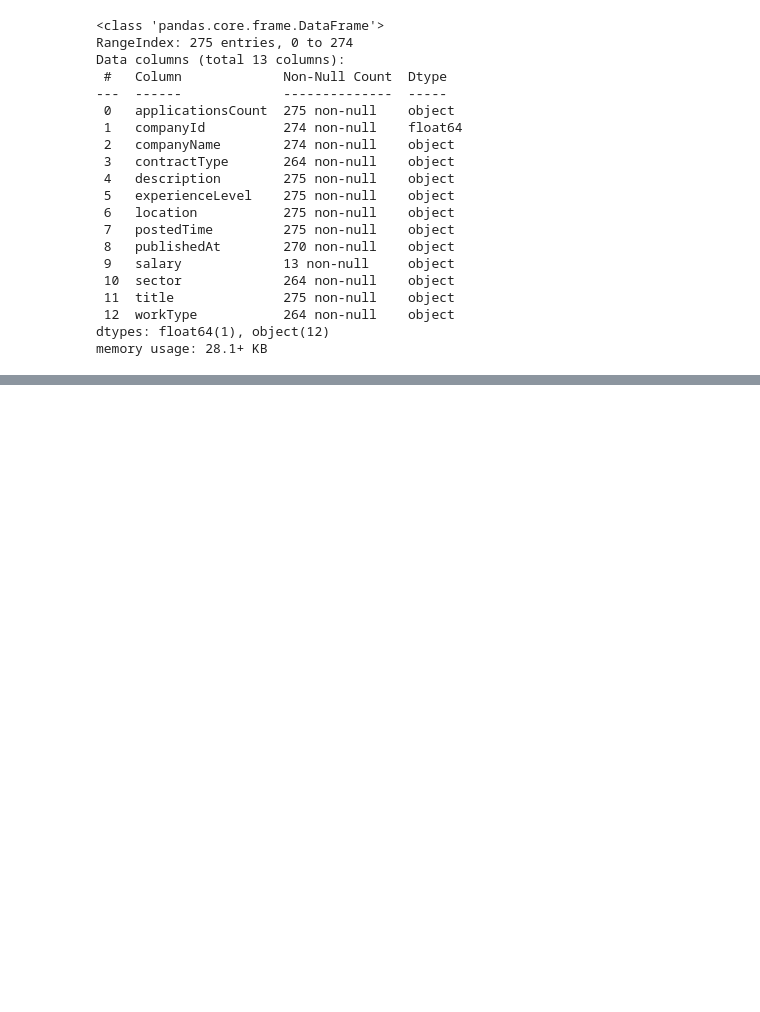
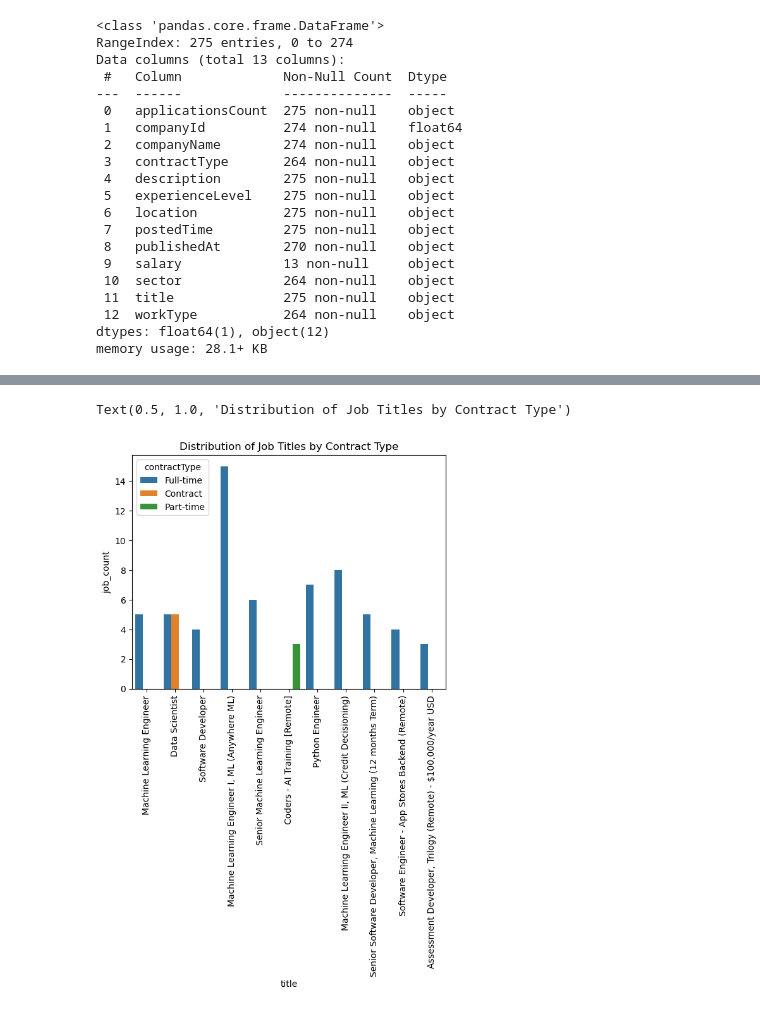
Before and after one commit to BensonMwangi/Linkedin-Canada, a Jupyter notebook: linkedin_canada.ipynb, the cells around one changed output, grey strips where cells are left out. Cells and saved outputs as stored; diff of their text form; code cells hidden in the pictures; blank space fills up the shorter version.

```diff
--- a/linkedin_canada.ipynb
+++ b/linkedin_canada.ipynb
@@ -164,0 +136,3 @@ by_location.head()
+# %%
+df['job_count'] = df['title'].map(df['title'].value_counts())
+df.head()
@@ -164,0 +146,3 @@ by_location.head()
+# %%
+filtered= df[df["job_count"]>=3]
+filtered.head()
@@ -164,0 +156,8 @@ by_location.head()
+# %%
+# Most top job titles are contract types
+sns.barplot(data=filtered,x="title",y="job_count",hue="contractType")
+plt.xticks(rotation=90)
+plt.title("Distribution of Job Titles by Contract Type")
+# %% [output]
+Text(0.5, 1.0, 'Distribution of Job Titles by Contract Type')
+[figure, added]
```
Also changed, not shown: parts of 28 cells of this notebook, 1 other file.
